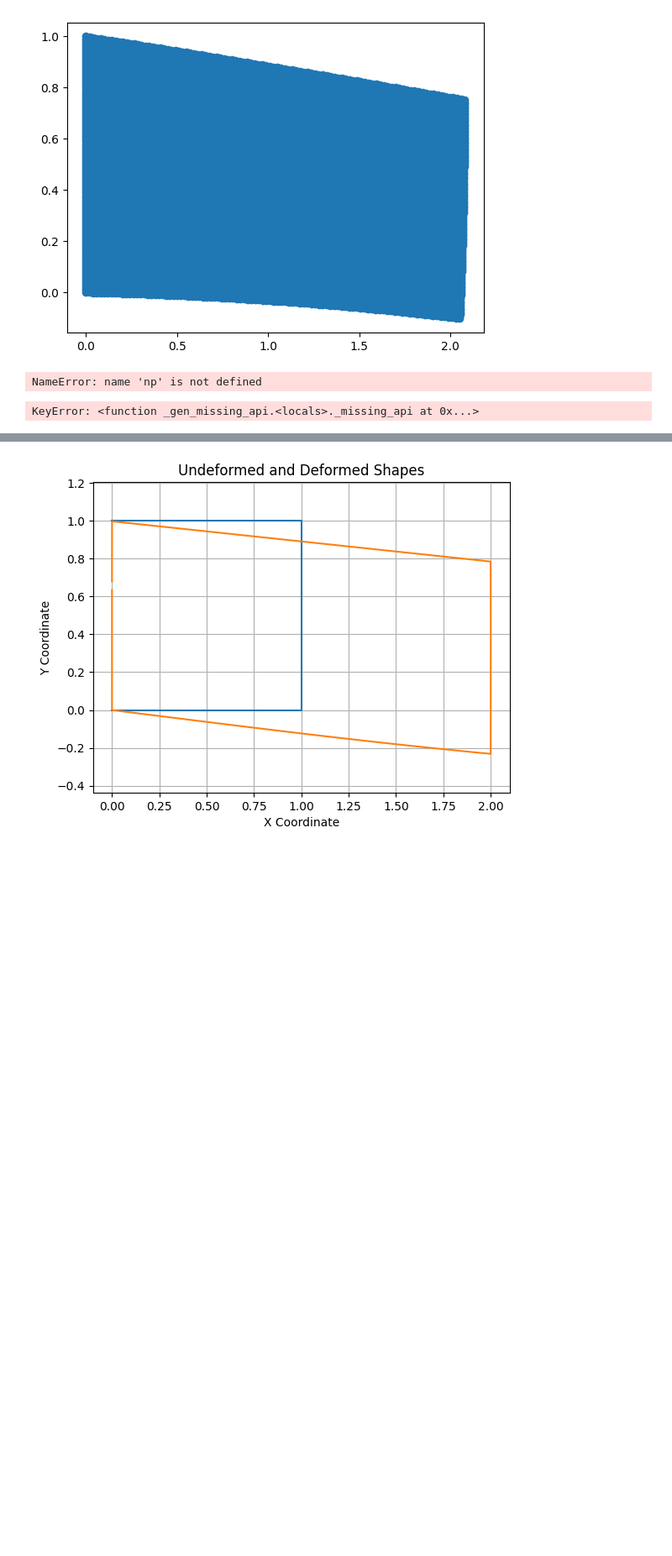
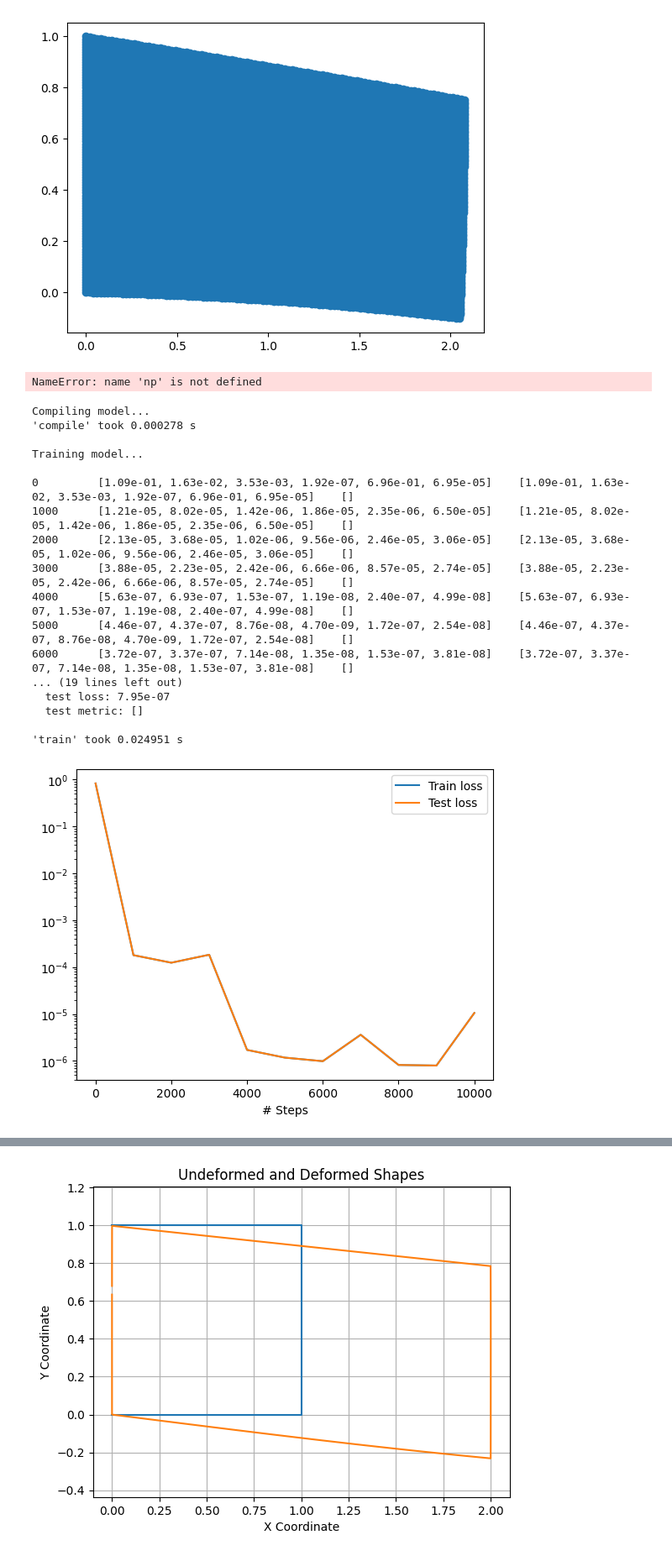
Before and after one commit to AhmadAkbariR/deepxde, a Jupyter notebook: examples/operator/elasticity-2D-AAR.ipynb, the cells around one changed output, grey strips where cells are left out. Shown at 84% size. Saved outputs shown, nothing was run; the diff lists cells and outputs as text; code cells hidden in the pictures; blank space fills up the shorter version.

Commit message:
PFNN:  two subnetwork for each displacement direction

```diff
--- a/examples/operator/elasticity-2D-AAR.ipynb
+++ b/examples/operator/elasticity-2D-AAR.ipynb
@@ -295,67 +295,14 @@ bc4 = dde.DirichletBC(geom, lambda x: 0, boundary_bottom, component=1)  # v(x, y
 # Create a data object for the PDE
 data = dde.data.PDE(geom, pde_system, [bc1, bc2, bc3, bc4], num_domain=10000, num_boundary=1000)
 
+net = dde.nn.PFNN([2, [50, 50], [50, 50], [50, 50], 2], "tanh", "Glorot uniform")
 
-# Build the neural network with two hidden layers, each with 50 neurons
-#net1 = dde.nn.PFNN([2] + [100] * 3 + [1], "tanh", "Glorot uniform")
-#net2 = dde.nn.PFNN([2] + [100] * 3 + [1], "tanh", "Glorot uniform")
-
-# Create and compile the model
-#model = dde.Model(data, [net1, net2])
-
-# Create a composite model to ensure it's a single entity
-import torch
-from deepxde.nn import NN
-from deepxde.nn import activations
-from deepxde.nn import initializers
-from deepxde.nn.pytorch.fnn import config
-
-class TwoSubNetworks(NN):
-    """A network with two subnetworks sharing the same inputs."""
-
-    def __init__(self, layer_sizes_subnetwork1, layer_sizes_subnetwork2, activation, kernel_initializer):
-        super().__init__()
-
-        self.subnetwork1 = dde.nn.pytorch.fnn.PFNN(layer_sizes_subnetwork1, activation, kernel_initializer)
-        self.subnetwork2 = dde.nn.pytorch.fnn.PFNN(layer_sizes_subnetwork2, activation, kernel_initializer)
-
-    def forward(self, inputs):
-        # Process the inputs through both subnetworks
-        output1 = self.subnetwork1(inputs)
-        output2 = self.subnetwork2(inputs)
-
-        # Combine the outputs from both subnetworks as needed
-        combined_output = torch.cat([output1, output2], dim=1)
-
-        if self._output_transform is not None:
-            combined_output = self._output_transform(inputs, combined_output)
-
-        return combined_output
-
-
-layer_sizes_subnet1 = [2, 100,100, 1]
-layer_sizes_subnet2 = [2, 100,100, 1]
-activation_function = 'tanh'  # or a list of activations for each layer
-#kernel_initializer = dde.nn.initializers.get('he_normal')
-# Instantiate the two subnetworks
-network = TwoSubNetworks(layer_sizes_subnet1, layer_sizes_subnet2, activation_function, kernel_initializer)
-
-# Forward pass through the network
-#inputs = torch.randn(batch_size, input_size)  # example input
-#outputs = network(inputs)
-
-# Compute loss using the outputs from both subnetworks as needed
-
-
-
-# Combine both networks using CustomModel
-
-model = dde.Model(data, network)
+model = dde.Model(data, net)
 
 # Compile the model with an optimizer (instead of learning_rate here)
 model.compile("adam", lr=0.001)  # Note changing learning_rate to lr
 model.train(10000)
-losshistory, train_state = model.train(iterations=000)
+losshistory, train_state = model.train(iterations=1000)
 dde.utils.plot_loss_history(losshistory)
 
 #model.compile("L-BFGS")
@@ -379,7 +326,7 @@ def plot_boundary(X, label):
     else:
         print("Not enough points to form a boundary.")
 
-X_test = geom.uniform_points(1058 , True)
+X_test = geom.uniform_points(8000 , True)
 
 # Plot undeformed shape boundary
 plot_boundary(X_test, 'Undeformed Shape')
@@ -388,31 +335,48 @@ plot_boundary(X_test, 'Undeformed Shape')
 predictions = model.predict(X_test)
 
 # Deformed coordinates
 deformed = deform_coord(X_test, predictions)
 
 # Plotting
 plt.figure(1)
 
 # Plot deformed shape boundary
 plot_boundary(deformed, f'Deformed Shape {1}')
 
 # Scatter original and deformed points for visual reference
 #plt.scatter(X_test[:, 0], X_test[:, 1], color='blue', s=10, label='Undeformed Nodes')
 #plt.scatter(deformed[:, 0], deformed[:, 1], color='red', s=10, label='Deformed Nodes')
 
 plt.title('Undeformed and Deformed Shapes')
 plt.xlabel('X Coordinate')
 plt.ylabel('Y Coordinate')
 plt.legend()
 plt.axis('equal')  # To maintain aspect ratio
 plt.grid()
 
 
 plt.figure()
 def deform_coord(X_test , predictions):
     return X_test + predictions
 deformed = deform_coord(X_test , predictions)
 plt.scatter(deformed[:,0],deformed[:,1])
 plt.show()
 # %% [output]
-KeyError: <function _gen_missing_api.<locals>._missing_api at 0x...>
+Compiling model...
+'compile' took 0.000278 s
+
+Training model...
+
+0         [1.09e-01, 1.63e-02, 3.53e-03, 1.92e-07, 6.96e-01, 6.95e-05]    [1.09e-01, 1.63e-02, 3.53e-03, 1.92e-07, 6.96e-01, 6.95e-05]    []
+1000      [1.21e-05, 8.02e-05, 1.42e-06, 1.86e-05, 2.35e-06, 6.50e-05]    [1.21e-05, 8.02e-05, 1.42e-06, 1.86e-05, 2.35e-06, 6.50e-05]    []
+2000      [2.13e-05, 3.68e-05, 1.02e-06, 9.56e-06, 2.46e-05, 3.06e-05]    [2.13e-05, 3.68e-05, 1.02e-06, 9.56e-06, 2.46e-05, 3.06e-05]    []
+3000      [3.88e-05, 2.23e-05, 2.42e-06, 6.66e-06, 8.57e-05, 2.74e-05]    [3.88e-05, 2.23e-05, 2.42e-06, 6.66e-06, 8.57e-05, 2.74e-05]    []
+4000      [5.63e-07, 6.93e-07, 1.53e-07, 1.19e-08, 2.40e-07, 4.99e-08]    [5.63e-07, 6.93e-07, 1.53e-07, 1.19e-08, 2.40e-07, 4.99e-08]    []
+5000      [4.46e-07, 4.37e-07, 8.76e-08, 4.70e-09, 1.72e-07, 2.54e-08]    [4.46e-07, 4.37e-07, 8.76e-08, 4.70e-09, 1.72e-07, 2.54e-08]    []
+6000      [3.72e-07, 3.37e-07, 7.14e-08, 1.35e-08, 1.53e-07, 3.81e-08]    [3.72e-07, 3.37e-07, 7.14e-08, 1.35e-08, 1.53e-07, 3.81e-08]    []
+... (19 lines left out)
+  test loss: 7.95e-07
+  test metric: []
+
+'train' took 0.024951 s
+[figure, added]
```
Also changed, not shown: parts of 1 cell of this notebook.
